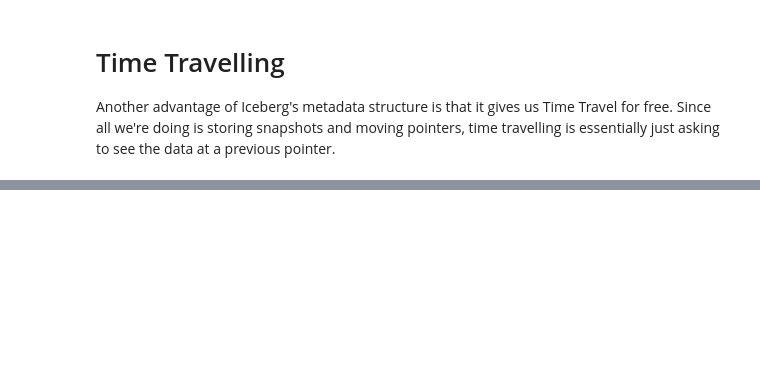
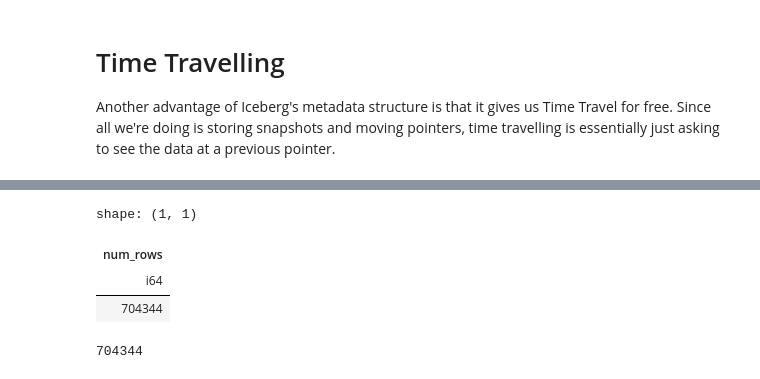
Before and after one commit to henryharbeck/pydata-london-2025-hands-on-apache-iceberg, a Jupyter notebook: notebooks/04-Time Travel.ipynb, the cells around one changed output, grey strips where cells are left out. Saved outputs shown, nothing was run; the diff lists cells and outputs as text; code cells hidden in the pictures; blank space fills up the shorter version.

```diff
--- a/notebooks/04-Time Travel.ipynb
+++ b/notebooks/04-Time Travel.ipynb
@@ -26,0 +36,11 @@ shape: (9, 6)
+# %%
+query('SELECT count(transaction_id) as num_rows from house_prices.raw for version as of 1084111561377484783')
+# %% [output]
+shape: (1, 1)
+| num_rows |
+| i64 |
+| 704344 |
+# %%
+house_prices_t.scan(snapshot_id=1084111561377484783, selected_fields=['transaction_id']).to_arrow().num_rows
+# %% [output]
+704344
```
Also changed, not shown: parts of 18 cells of this notebook.
